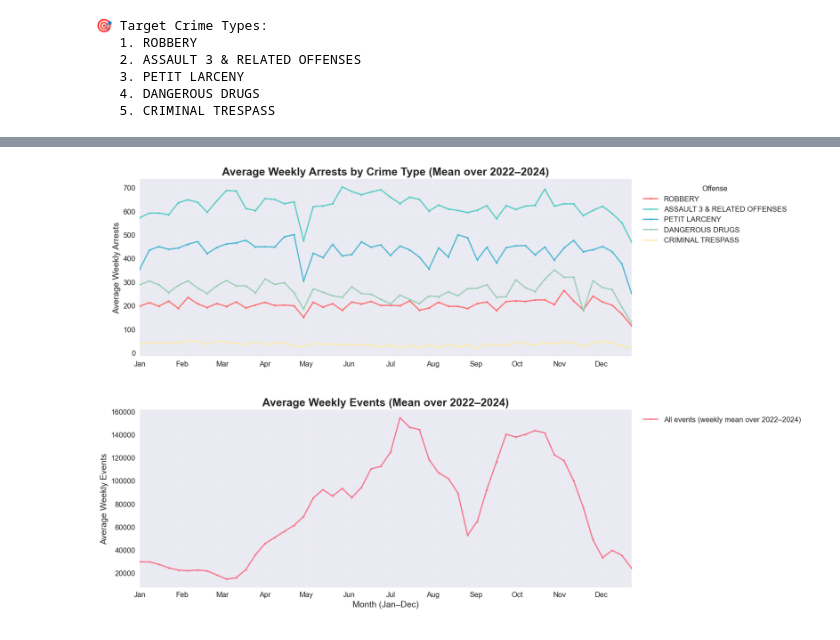
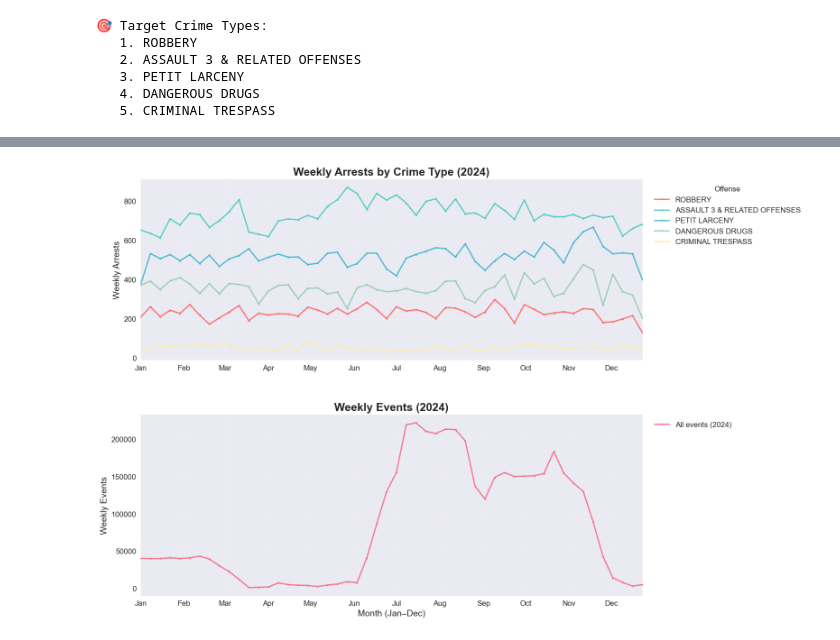
Before and after one commit to Jatixx/Data_Mining_and_Text_Mining, a Jupyter notebook: analysis_clean.ipynb, the cells around one changed output, grey strips where cells are left out. Drawn from its saved outputs; the diff is of its cells as text; code cells hidden in the pictures.

Commit message:
adjusted plots using correct years of data

```diff
--- a/analysis_clean.ipynb
+++ b/analysis_clean.ipynb
@@ -51,7 +51,7 @@ print("📥 Loading Arrests Data (2022-2024)...")
 # Use the correct dataset ID for arrests
 arrests_results = client.get(
     "8h9b-rp9u",  # NYC Arrests dataset
-    where="arrest_date >= '2022-01-01T00:00:00.000' AND arrest_date < '2025-01-01T00:00:00.000'",
+    where="arrest_date >= '2024-01-01T00:00:00.000' AND arrest_date < '2025-01-01T00:00:00.000'",
     limit=500000
 )
 # %% [output]
@@ -128,7 +110,7 @@ print("📥 Loading Events Data (2022-2024)...")
 # Use the correct dataset ID for events
 events_results = client.get(
     "bkfu-528j",  # NYC Events dataset
-    where="start_date_time >= '2022-01-01T00:00:00.000' AND start_date_time < '2025-01-01T00:00:00.000'",
+    where="start_date_time >= '2024-01-01T00:00:00.000' AND start_date_time < '2025-01-01T00:00:00.000'",
     limit=10000000
 )
 # %% [output]
@@ -600,7 +187,7 @@ df_a['arrest_date'] = pd.to_datetime(df_a['arrest_date'], errors='coerce')
 iso_a = df_a['arrest_date'].dt.isocalendar()
 df_a['iso_year'] = iso_a.year
 df_a['iso_week'] = iso_a.week
-df_a = df_a[df_a['iso_week'] <= 52]
+df_a = df_a[(df_a['iso_year'] == 2024) & (df_a['iso_week'] <= 52)]
 
 # Events
 ev = df_events.copy()
@@ -609,7 +196,7 @@ ev = ev.dropna(subset=['start_date_time'])
 iso_e = ev['start_date_time'].dt.isocalendar()
 ev['iso_year'] = iso_e.year
 ev['iso_week'] = iso_e.week
-ev = ev[ev['iso_week'] <= 52]
+ev = ev[(ev['iso_year'] == 2024) & (ev['iso_week'] <= 52)]
 
 # X-Achse: identische Referenzdaten (Montag jeder ISO-KW in Dummy-Jahr 2024)
 week_dates = [pd.Timestamp.fromisocalendar(2024, w, 1) for w in range(1, 53)]
@@ -625,55 +212,53 @@ for i, offense in enumerate(target_offenses):
     if sub.empty:
         continue
     weekly_counts = (
-        sub.groupby(['iso_year', 'iso_week'])
-           .size().reset_index(name='arrests')
+        sub.groupby('iso_week')
+           .size()
+           .reindex(range(1, 53), fill_value=0)
     )
-    avg_by_week = (weekly_counts.groupby('iso_week')['arrests']
-                   .mean().reindex(range(1, 53)))
     ax1.plot(
-        week_dates, avg_by_week.values,
+        week_dates, weekly_counts.values,
         label=offense,
         color=crime_colors[i % len(crime_colors)],
         linewidth=2, marker='o', markersize=3, alpha=0.95
     )
 
-ax1.set_title('Average Weekly Arrests by Crime Type (Mean over 2022–2024)', fontsize=TITLE_FS, fontweight='bold')
-ax1.set_ylabel('Average Weekly Arrests', fontsize=LABEL_FS)
+ax1.set_title('Weekly Arrests by Crime Type (2024)', fontsize=TITLE_FS, fontweight='bold')
+ax1.set_ylabel('Weekly Arrests', fontsize=LABEL_FS)
 ax1.legend(title='Offense', frameon=False, loc='upper left', bbox_to_anchor=(1.01, 1.0),
            fontsize=LEGEND_FS, title_fontsize=LEGEND_TITLE_FS)
 
 # ---------- Plot 2: Events ----------
 weekly_counts_e = (
-    ev.groupby(['iso_year', 'iso_week'])
-      .size().reset_index(name='events')
+    ev.groupby('iso_week')
+      .size()
+      .reindex(range(1, 53), fill_value=0)
 )
-avg_by_week_e = (weekly_counts_e.groupby('iso_week')['events']
-                 .mean().reindex(range(1, 53)))
 ax2.plot(
-    week_dates, avg_by_week_e.values,
+    week_dates, weekly_counts_e.values,
     linewidth=2, marker='o', markersize=3, alpha=0.95,
-    label='All events (weekly mean over 2022–2024)'
+    label='All events (2024)'
 )
 
-ax2.set_title('Average Weekly Events (Mean over 2022–2024)', fontsize=TITLE_FS, fontweight='bold')
+ax2.set_title('Weekly Events (2024)', fontsize=TITLE_FS, fontweight='bold')
 ax2.set_xlabel('Month (Jan–Dec)', fontsize=LABEL_FS)
-ax2.set_ylabel('Average Weekly Events', fontsize=LABEL_FS)
+ax2.set_ylabel('Weekly Events', fontsize=LABEL_FS)
 ax2.legend(frameon=False, loc='upper left', bbox_to_anchor=(1.01, 1.0),
            fontsize=LEGEND_FS, title_fontsize=LEGEND_TITLE_FS)
 
 # ---------- Gemeinsame X-Achse & Styling ----------
 for ax in (ax1, ax2):
     ax.xaxis.set_major_locator(mdates.MonthLocator(interval=1))
     ax.xaxis.set_major_formatter(mdates.DateFormatter('%b'))
     ax.grid(True, alpha=0.25)
     ax.tick_params(axis='both', labelsize=TICK_FS)
 
 # WICHTIG: Bei sharex zeigt Matplotlib standardmäßig nur unten die x-Ticks an.
 # Damit auch der obere Plot Monatslabels hat:
 ax1.tick_params(axis='x', labelbottom=True)
 
 ax2.set_xlim(week_dates[0], week_dates[-1])
 
 plt.show()
 # %% [output]
-[figure, old version]
+[figure, new version]
```
Also changed, not shown: parts of 12 cells of this notebook, 38 other files.
